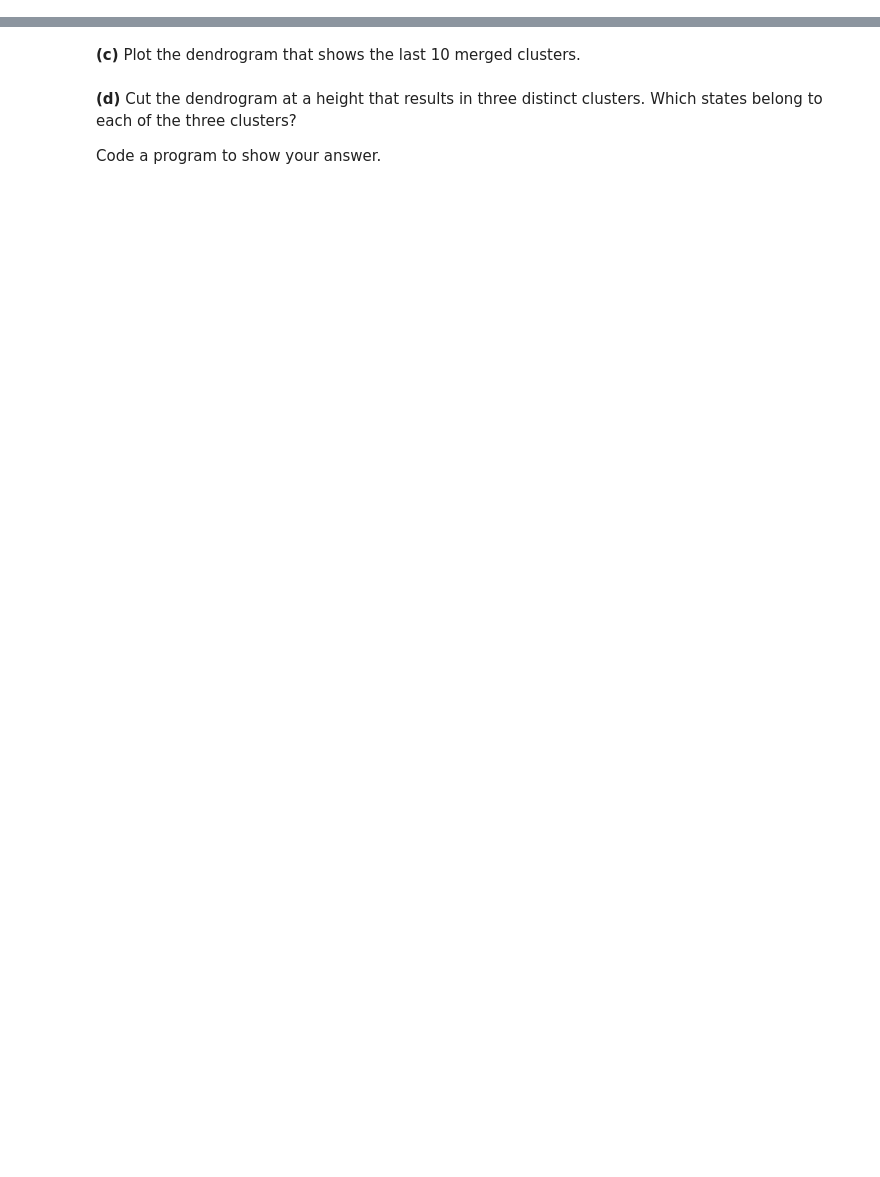
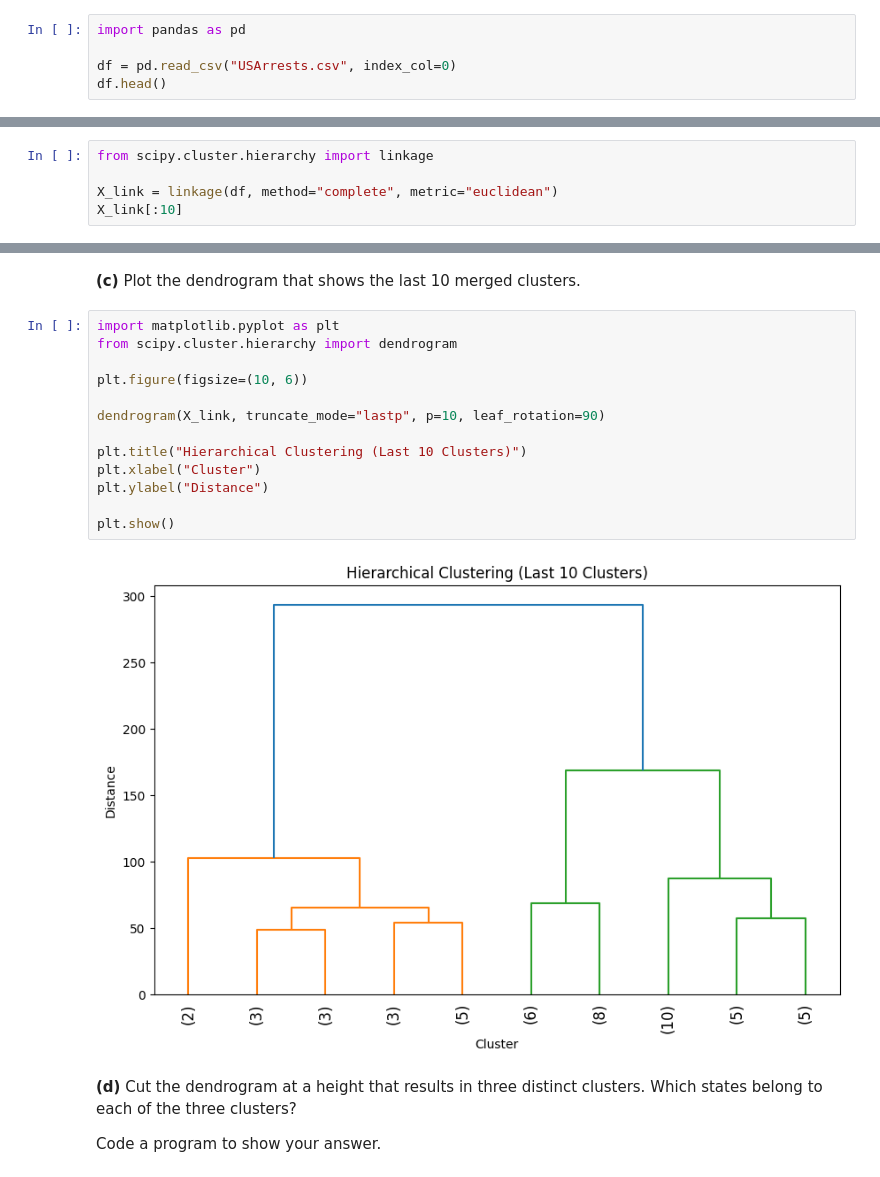
Before and after one commit to must108/sta4724, a Jupyter notebook: homework/hw4/Homework 4_revised.ipynb, the cells around one changed output, grey strips where cells are left out. Drawn from its saved outputs; the diff is of its cells as text; blank space fills up the shorter version.

```diff
--- a/homework/hw4/Homework 4_revised.ipynb
+++ b/homework/hw4/Homework 4_revised.ipynb
@@ -14,3 +14,8 @@ Use USArrests dataset and perform hierarchical clustering on the states.
 This data set contains statistics, in arrests per 100,000 residents for assault, murder, and rape in each of the 50 US states in 1973. Also given is the percent of the population living in urban areas.
 
 **(a)** Read the dataset.
+# %%
+import pandas as pd
+
+df = pd.read_csv("USArrests.csv", index_col=0)
+df.head()
@@ -17,2 +29,7 @@ This data set contains statistics, in arrests per 100,000 residents for assault,
 # %% [markdown]
 **(b)** Using hierarchical clustering with Euclidean distance to cluster the states.
+# %%
+from scipy.cluster.hierarchy import linkage
+
+X_link = linkage(df, method="complete", metric="euclidean")
+X_link[:10]
@@ -19,5 +47,20 @@ This data set contains statistics, in arrests per 100,000 residents for assault,
 # %% [markdown]
 **(c)** Plot the dendrogram that shows the last 10 merged clusters.
+# %%
+import matplotlib.pyplot as plt
+from scipy.cluster.hierarchy import dendrogram
+
+plt.figure(figsize=(10, 6))
+
+dendrogram(X_link, truncate_mode="lastp", p=10, leaf_rotation=90)
+
+plt.title("Hierarchical Clustering (Last 10 Clusters)")
+plt.xlabel("Cluster")
+plt.ylabel("Distance")
+
+plt.show()
+# %% [output]
+[figure, added]
 # %% [markdown]
 **(d)** Cut the dendrogram at a height that results in three distinct clusters. Which states belong to each of the three clusters?
 
```
Also changed, not shown: parts of 7 cells of this notebook, 4 other files.
